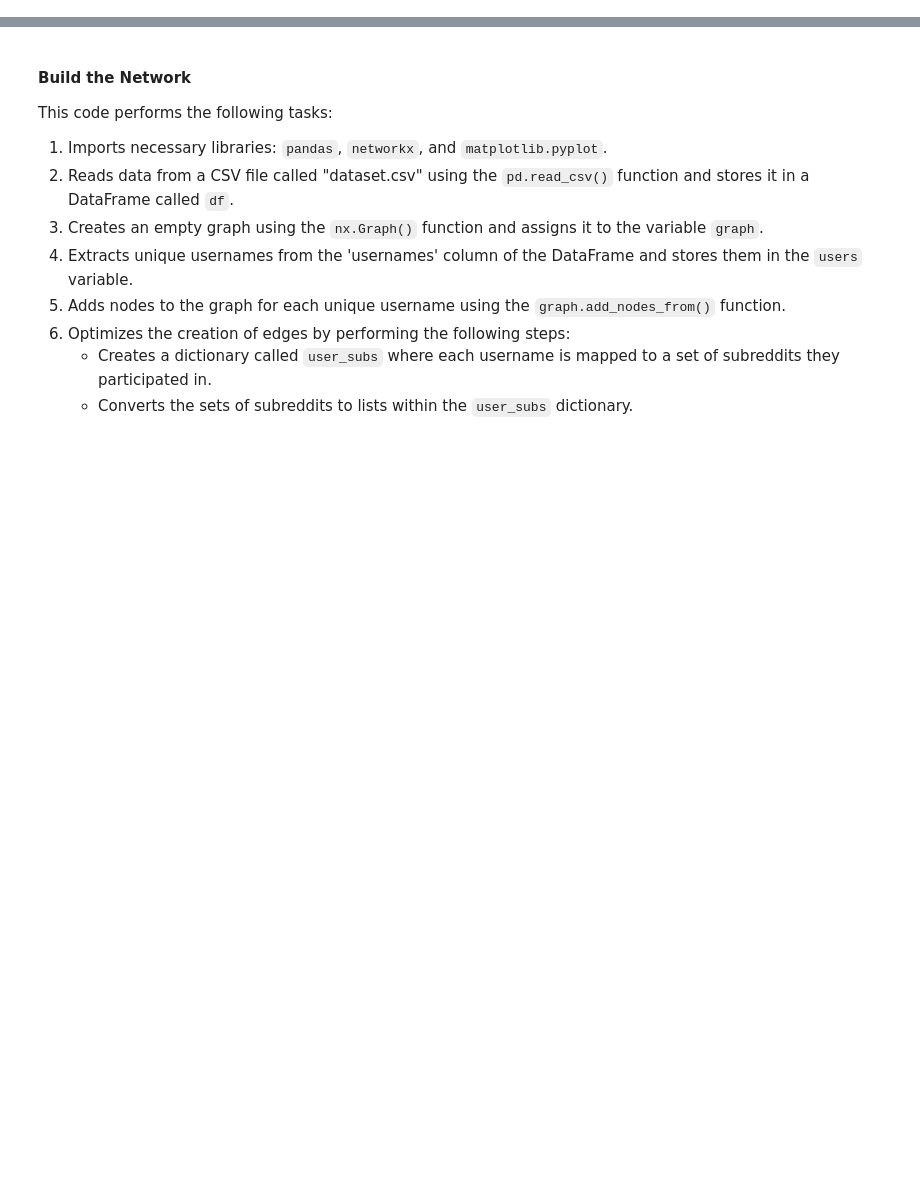
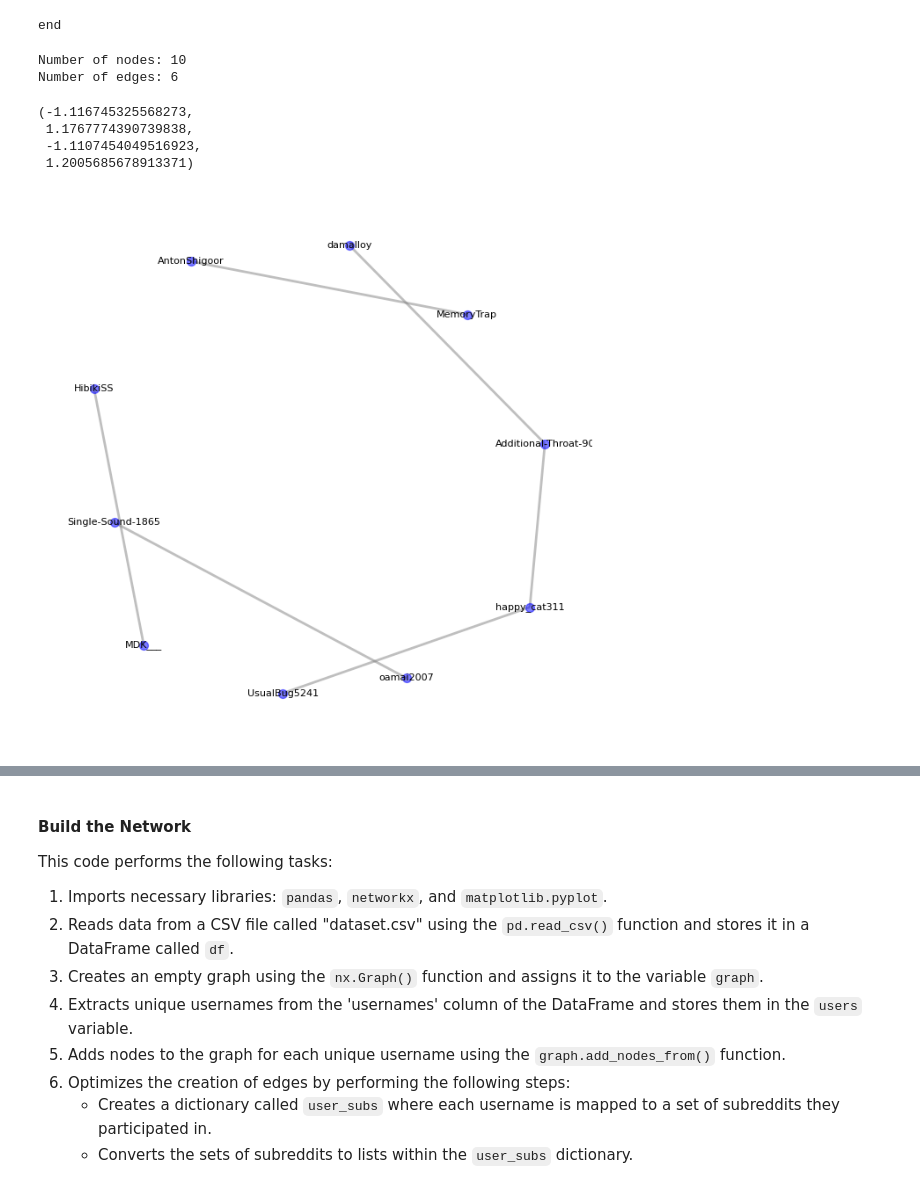
Before and after one commit to SamyShaawat/Algorithm-Project-ALG-S2023-07, a Jupyter notebook: 02. Build the Network/Build_Network.ipynb, the cells around one changed output, grey strips where cells are left out. Saved outputs shown, nothing was run; the diff lists cells and outputs as text; code cells hidden in the pictures; blank space fills up the shorter version.

Commit message:
commit number 2222

```diff
--- a/02. Build the Network/Build_Network.ipynb
+++ b/02. Build the Network/Build_Network.ipynb
@@ -4,7 +4,7 @@ import networkx as nx
 import matplotlib.pyplot as plt
 # %%
 # Read in data from CSV file, skipping the first row
-df = pd.read_csv('dataset.csv')
+df = pd.read_csv('sample of dataset.csv')
 # %%
 # Create an empty graph
 graph = nx.Graph()
@@ -40,26 +61,37 @@ for i, user1 in enumerate(users):
 # Convert the 'subreddits' attribute of each edge to a string
 nx.set_edge_attributes(graph, {edge: str(graph.edges[edge]['subreddits']) for edge in graph.edges}, 'subreddits')
 print("end")
+# %% [output]
+end
 # %%
 # Print the number of nodes and edges in the graph
 print('Number of nodes:', graph.number_of_nodes())
 print('Number of edges:', graph.number_of_edges())
+# %% [output]
+Number of nodes: 10
+Number of edges: 6
 # %%
 # Save the graph in GraphML format
 nx.write_graphml(graph, 'Network.graphml')
 # %%
 # Draw the graph using NetworkX
-fig, ax = plt.subplots(figsize=(12, 12))
+fig, ax = plt.subplots(figsize=(8, 8))
 # Compute the layout of the graph using the spring layout algorithm with a random seed and a distance parameter
 pos = nx.spring_layout(graph, seed=42, k=3)
 # Draw nodes with blue color and transparency
 nx.draw_networkx_nodes(graph, pos, node_size=50, node_color='blue', alpha=0.5)
 # Draw edges with gray color and transparency
 nx.draw_networkx_edges(graph, pos, edge_color='gray', alpha=0.5, width=2)
 # Draw labels for nodes with a small font size and using a sans-serif font
 nx.draw_networkx_labels(graph, pos, font_size=8, font_family='sans-serif')
 # Turn off the axis
 plt.axis('off')
+# %% [output]
+(-1.116745325568273,
+ 1.1767774390739838,
+ -1.1107454049516923,
+ 1.2005685678913371)
+[figure, added]
 # %%
 # Save the graph as a PNG image
 plt.savefig('Build_Network_image.png', format='png')
```
Also changed, not shown: parts of 2 cells of this notebook, 3 other files.
